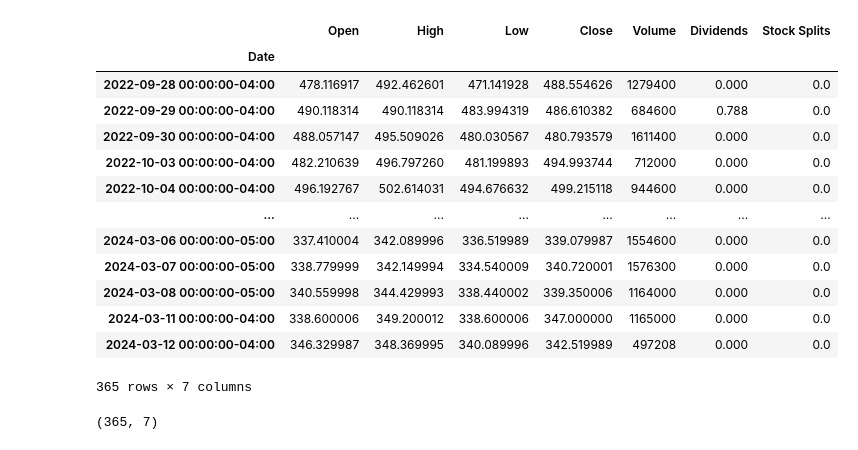
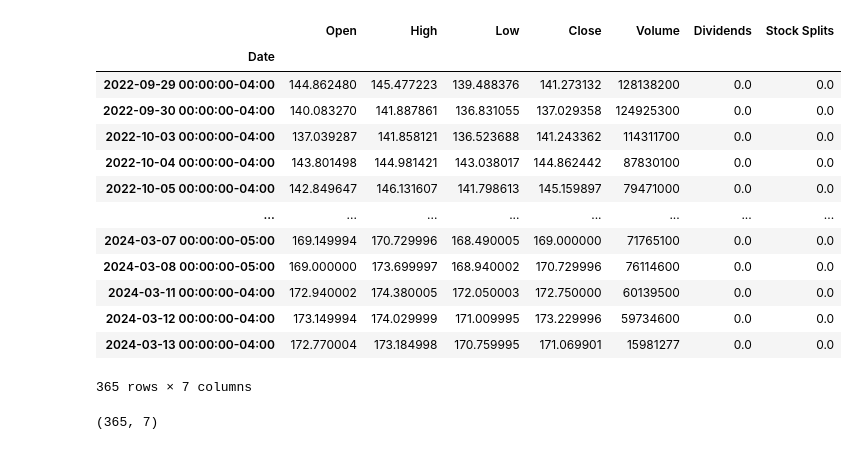
Before and after one commit to Duitenberg-ICT/DB-InvestmentBot, a Jupyter notebook: src/plutus/prediction/arima_playground.ipynb, the cells around one changed output. Saved outputs shown, nothing was run; the diff lists cells and outputs as text; code cells hidden in the pictures.

```diff
--- a/src/plutus/prediction/arima_playground.ipynb
+++ b/src/plutus/prediction/arima_playground.ipynb
@@ -7,25 +7,25 @@ from matplotlib.pyplot import figure
 from sklearn.metrics import mean_squared_error
 import yfinance as yf
 # %%
-stock_name = "HUM"
+stock_name = "AAPL"
 stock_info = yf.Ticker(stock_name)
 df = stock_info.history(period="max")
 df = df.tail(365)
 df
 # %% [output]
 |  | Open | High | Low | Close | Volume | Dividends | Stock Splits |
 | Date |  |  |  |  |  |  |  |
-| 2022-09-28 00:00:00-04:00 | 478.116917 | 492.462601 | 471.141928 | 488.554626 | 1279400 | 0.000 | 0.0 |
-| 2022-09-29 00:00:00-04:00 | 490.118314 | 490.118314 | 483.994319 | 486.610382 | 684600 | 0.788 | 0.0 |
-| 2022-09-30 00:00:00-04:00 | 488.057147 | 495.509026 | 480.030567 | 480.793579 | 1611400 | 0.000 | 0.0 |
-| 2022-10-03 00:00:00-04:00 | 482.210639 | 496.797260 | 481.199893 | 494.993744 | 712000 | 0.000 | 0.0 |
-| 2022-10-04 00:00:00-04:00 | 496.192767 | 502.614031 | 494.676632 | 499.215118 | 944600 | 0.000 | 0.0 |
+| 2022-09-29 00:00:00-04:00 | 144.862480 | 145.477223 | 139.488376 | 141.273132 | 128138200 | 0.0 | 0.0 |
+| 2022-09-30 00:00:00-04:00 | 140.083270 | 141.887861 | 136.831055 | 137.029358 | 124925300 | 0.0 | 0.0 |
+| 2022-10-03 00:00:00-04:00 | 137.039287 | 141.858121 | 136.523688 | 141.243362 | 114311700 | 0.0 | 0.0 |
+| 2022-10-04 00:00:00-04:00 | 143.801498 | 144.981421 | 143.038017 | 144.862442 | 87830100 | 0.0 | 0.0 |
+| 2022-10-05 00:00:00-04:00 | 142.849647 | 146.131607 | 141.798613 | 145.159897 | 79471000 | 0.0 | 0.0 |
 | ... | ... | ... | ... | ... | ... | ... | ... |
-| 2024-03-06 00:00:00-05:00 | 337.410004 | 342.089996 | 336.519989 | 339.079987 | 1554600 | 0.000 | 0.0 |
-| 2024-03-07 00:00:00-05:00 | 338.779999 | 342.149994 | 334.540009 | 340.720001 | 1576300 | 0.000 | 0.0 |
-| 2024-03-08 00:00:00-05:00 | 340.559998 | 344.429993 | 338.440002 | 339.350006 | 1164000 | 0.000 | 0.0 |
-| 2024-03-11 00:00:00-04:00 | 338.600006 | 349.200012 | 338.600006 | 347.000000 | 1165000 | 0.000 | 0.0 |
-| 2024-03-12 00:00:00-04:00 | 346.329987 | 348.369995 | 340.089996 | 342.519989 | 497208 | 0.000 | 0.0 |
+| 2024-03-07 00:00:00-05:00 | 169.149994 | 170.729996 | 168.490005 | 169.000000 | 71765100 | 0.0 | 0.0 |
+| 2024-03-08 00:00:00-05:00 | 169.000000 | 173.699997 | 168.940002 | 170.729996 | 76114600 | 0.0 | 0.0 |
+| 2024-03-11 00:00:00-04:00 | 172.940002 | 174.380005 | 172.050003 | 172.750000 | 60139500 | 0.0 | 0.0 |
+| 2024-03-12 00:00:00-04:00 | 173.149994 | 174.029999 | 171.009995 | 173.229996 | 59734600 | 0.0 | 0.0 |
+| 2024-03-13 00:00:00-04:00 | 172.770004 | 173.184998 | 170.759995 | 171.069901 | 15981277 | 0.0 | 0.0 |
 365 rows × 7 columns
 # %%
 df.shape
```
Also changed, not shown: parts of 5 cells of this notebook, 1 other file.
